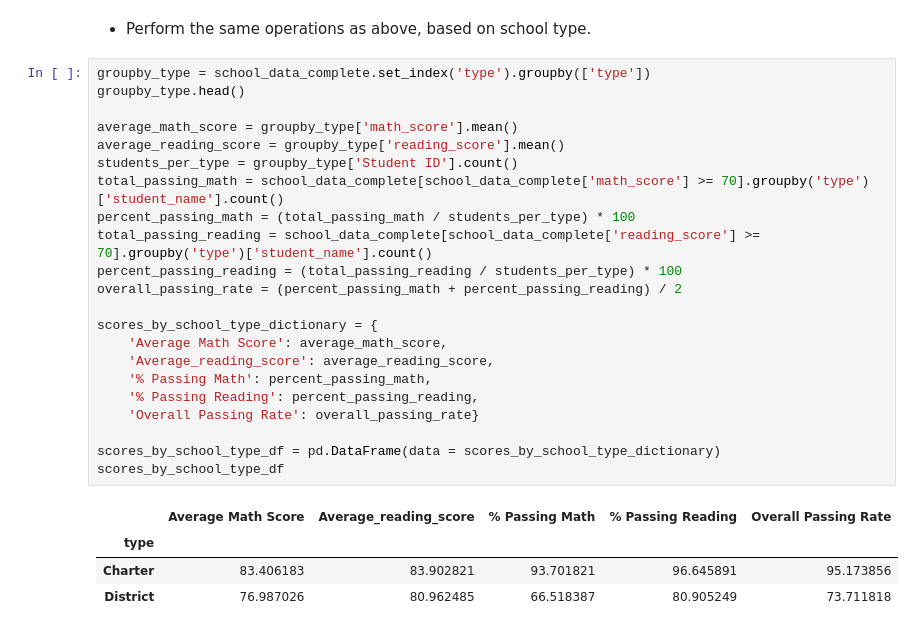
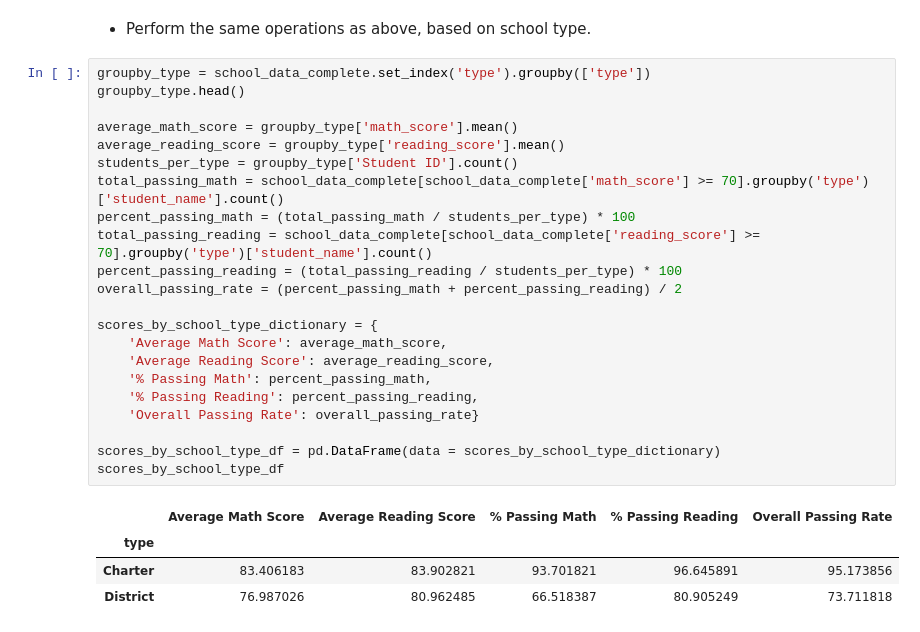
Before and after one commit to klucas11/PyCity-Schools, a Jupyter notebook: PyCitySchools_starter.ipynb, the cells around one changed output. Saved outputs shown, nothing was run; the diff lists cells and outputs as text.

```diff
--- a/PyCitySchools_starter.ipynb
+++ b/PyCitySchools_starter.ipynb
@@ -329,27 +332,27 @@ scores_by_school_size_df
 # %%
 groupby_type = school_data_complete.set_index('type').groupby(['type'])
 groupby_type.head()
 
 average_math_score = groupby_type['math_score'].mean()
 average_reading_score = groupby_type['reading_score'].mean()
 students_per_type = groupby_type['Student ID'].count()
 total_passing_math = school_data_complete[school_data_complete['math_score'] >= 70].groupby('type')['student_name'].count()
 percent_passing_math = (total_passing_math / students_per_type) * 100
 total_passing_reading = school_data_complete[school_data_complete['reading_score'] >= 70].groupby('type')['student_name'].count()
 percent_passing_reading = (total_passing_reading / students_per_type) * 100
 overall_passing_rate = (percent_passing_math + percent_passing_reading) / 2
 
 scores_by_school_type_dictionary = {
     'Average Math Score': average_math_score,
-    'Average_reading_score': average_reading_score,
+    'Average Reading Score': average_reading_score,
     '% Passing Math': percent_passing_math,
     '% Passing Reading': percent_passing_reading,
     'Overall Passing Rate': overall_passing_rate}
 
 scores_by_school_type_df = pd.DataFrame(data = scores_by_school_type_dictionary)
 scores_by_school_type_df
 # %% [output]
-|  | Average Math Score | Average_reading_score | % Passing Math | % Passing Reading | Overall Passing Rate |
+|  | Average Math Score | Average Reading Score | % Passing Math | % Passing Reading | Overall Passing Rate |
 | type |  |  |  |  |  |
 | Charter | 83.406183 | 83.902821 | 93.701821 | 96.645891 | 95.173856 |
 | District | 76.987026 | 80.962485 | 66.518387 | 80.905249 | 73.711818 |
```
Also changed, not shown: parts of 5 cells of this notebook.
